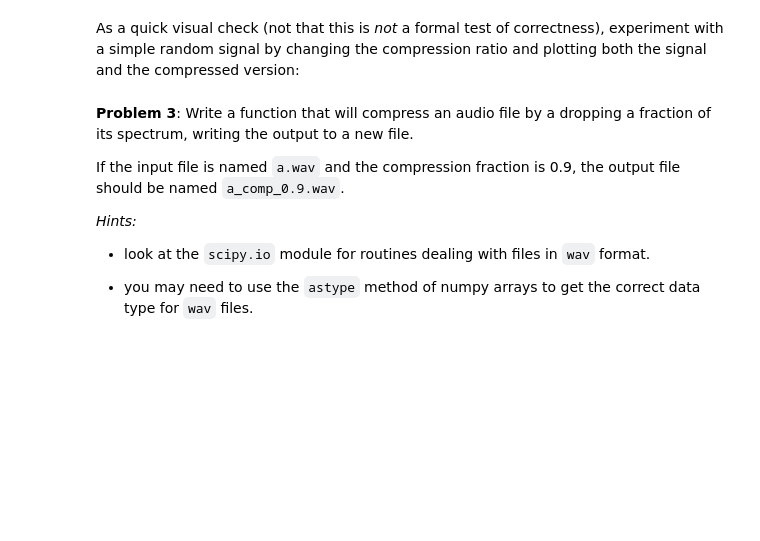
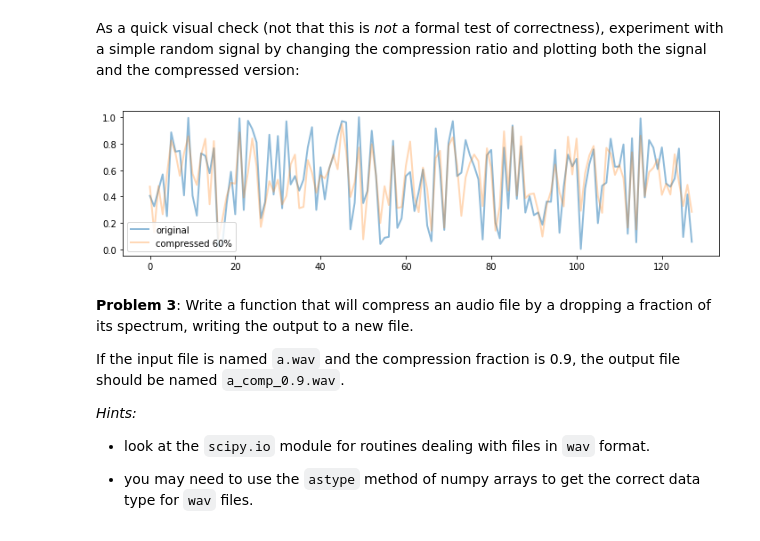
Before and after one commit to hayleybounds/bounds_ay250_homework, a Jupyter notebook: hw_1/hw_1_assignment.ipynb, the cells around one changed output. Cells and saved outputs as stored; diff of their text form; code cells hidden in the pictures; blank space fills up the shorter version.

```diff
--- a/hw_1/hw_1_assignment.ipynb
+++ b/hw_1/hw_1_assignment.ipynb
@@ -333,7 +348,15 @@ def compress_signal(x, fraction):
     x_approx : array
       1-d real array reconstructed after having compressed the input.
     """
-    # your code here
+    fft = np.fft.fft(x)
+    ps = np.real(fft)**2
+    y = np.argsort(ps)
+    rng = int(np.shape(y)[0]*fraction)
+    fft[0:rng]
+    #cut = np.real(fft)
+    fft[y[0:rng]] = 0
+    x_approx = np.fft.ifft(fft)
+    return np.real(x_approx)
 # %% [markdown]
 As a quick visual check (not that this is *not* a formal test of correctness), experiment with a simple random signal by changing the compression ratio and plotting both the signal and the compressed version:
 # %%
@@ -341,12 +364,14 @@ x = np.random.rand(128)
 # %%
 fraction = 0.6  # play changing this in the 0-1 range
 
 xa = compress_signal(x, fraction)
 
 plt.figure(figsize=(12,3))
 plt.plot(x, alpha=0.5, lw=2, label='original')
-plt.plot(xa, lw=2, label='compressed {0:.0%}'.format(fraction))
+plt.plot(xa, lw=2,alpha = .3, label='compressed {0:.0%}'.format(fraction))
 plt.legend();
+# %% [output]
+[figure, added]
 # %% [markdown]
 **Problem 3**: Write a function that will compress an audio file by a dropping a fraction of its spectrum, writing the output to a new file.
 
```
Also changed, not shown: parts of 18 cells of this notebook.
